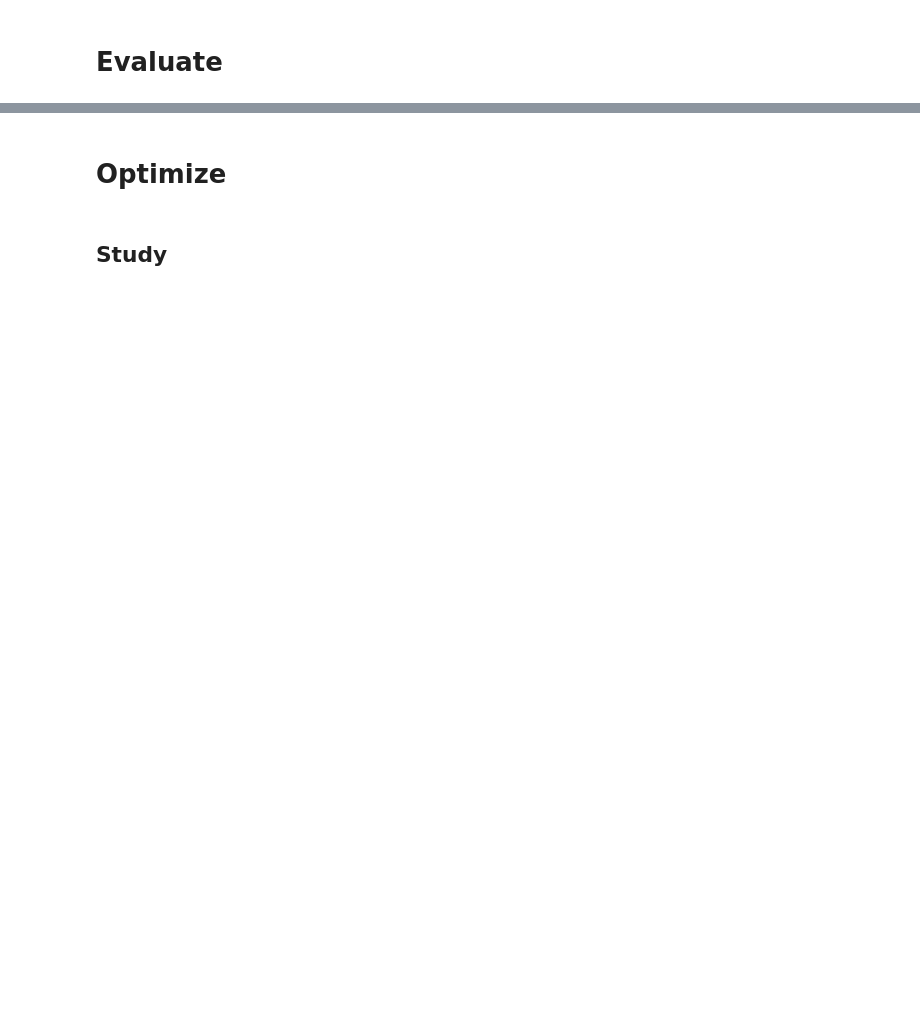
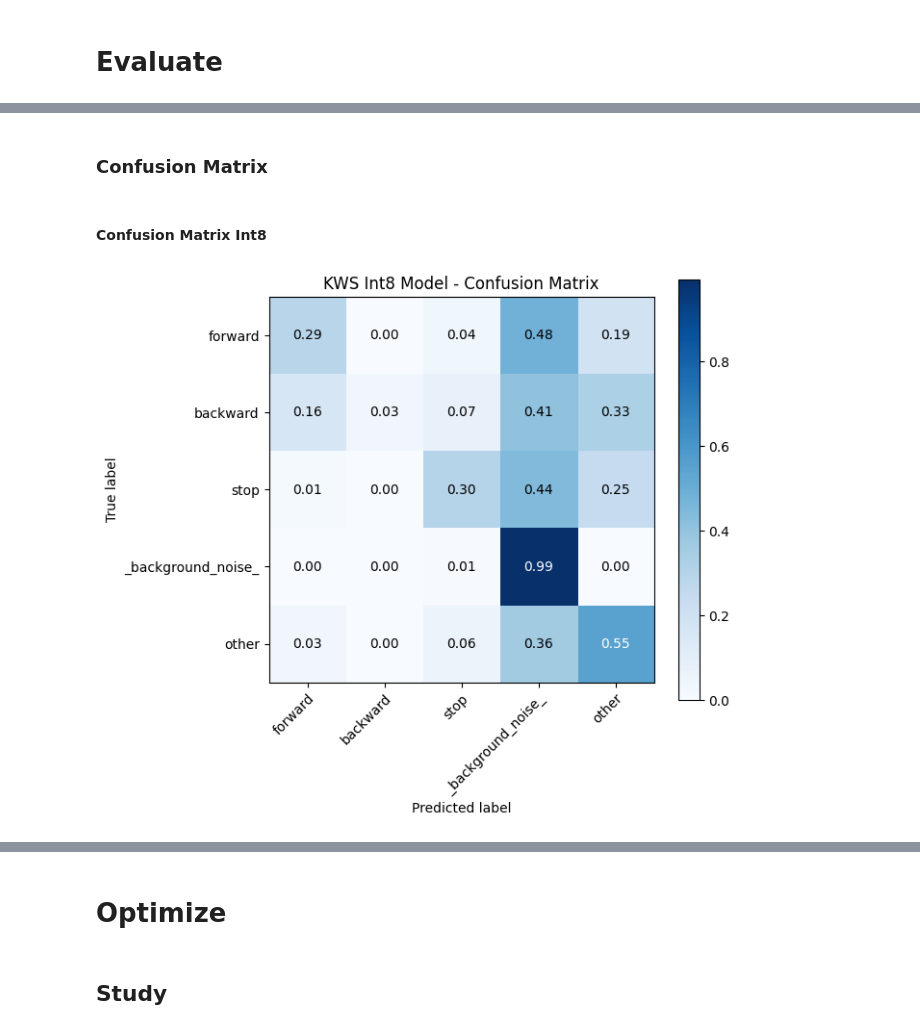
Before and after one commit to Rich143/KeywordSpottingFW, a Jupyter notebook: HostSW/TrainModel.ipynb, the cells around one changed output, grey strips where cells are left out. Drawn from its saved outputs; the diff is of its cells as text; code cells hidden in the pictures; blank space fills up the shorter version.

```diff
--- a/HostSW/TrainModel.ipynb
+++ b/HostSW/TrainModel.ipynb
@@ -1103,0 +1436,56 @@ Test Eval
+# %% [markdown]
+### Confusion Matrix
+# %% [markdown]
+#### Confusion Matrix Int8
+# %%
+def plot_confusion_matrix(y_true, y_pred, label_names, normalize=True,
+                            title="Confusion Matrix", save_path=None):
+    """
+    Plots a confusion matrix. Set normalize=True to show per-class
+    recall (rows sum to 1) rather than raw counts, useful for
+    imbalanced classes like your 'background'/'other' vs keyword classes.
+    """
+    cm = confusion_matrix(y_true, y_pred)
+    if normalize:
+        cm_display = cm.astype(np.float64) / cm.sum(axis=1, keepdims=True)
+        fmt = ".2f"
+    else:
+        cm_display = cm
+        fmt = "d"
+
+    fig, ax = plt.subplots(figsize=(7, 6))
+    im = ax.imshow(cm_display, interpolation='nearest', cmap=plt.cm.Blues)
+    ax.figure.colorbar(im, ax=ax)
+
+    ax.set(
+        xticks=np.arange(len(label_names)),
+        yticks=np.arange(len(label_names)),
+        xticklabels=label_names,
+        yticklabels=label_names,
+        ylabel='True label',
+        xlabel='Predicted label',
+        title=title,
+    )
+    plt.setp(ax.get_xticklabels(), rotation=45, ha="right", rotation_mode="anchor")
+
+    thresh = cm_display.max() / 2.0
+    for i in range(cm_display.shape[0]):
+        for j in range(cm_display.shape[1]):
+            ax.text(
+                j, i, format(cm_display[i, j], fmt),
+                ha="center", va="center",
+                color="white" if cm_display[i, j] > thresh else "black",
+            )
+
+    fig.tight_layout()
+    if save_path:
+        fig.savefig(save_path, dpi=150, bbox_inches='tight')
+        print(f"Saved confusion matrix to {save_path}")
+    plt.show()
+
+    return cm
+
+cm = plot_confusion_matrix(y_true, y_pred_int8, label_names, normalize=True,
+                             title="KWS Int8 Model - Confusion Matrix")
+# %% [output]
+[figure, added]
```
Also changed, not shown: parts of 21 cells of this notebook.
